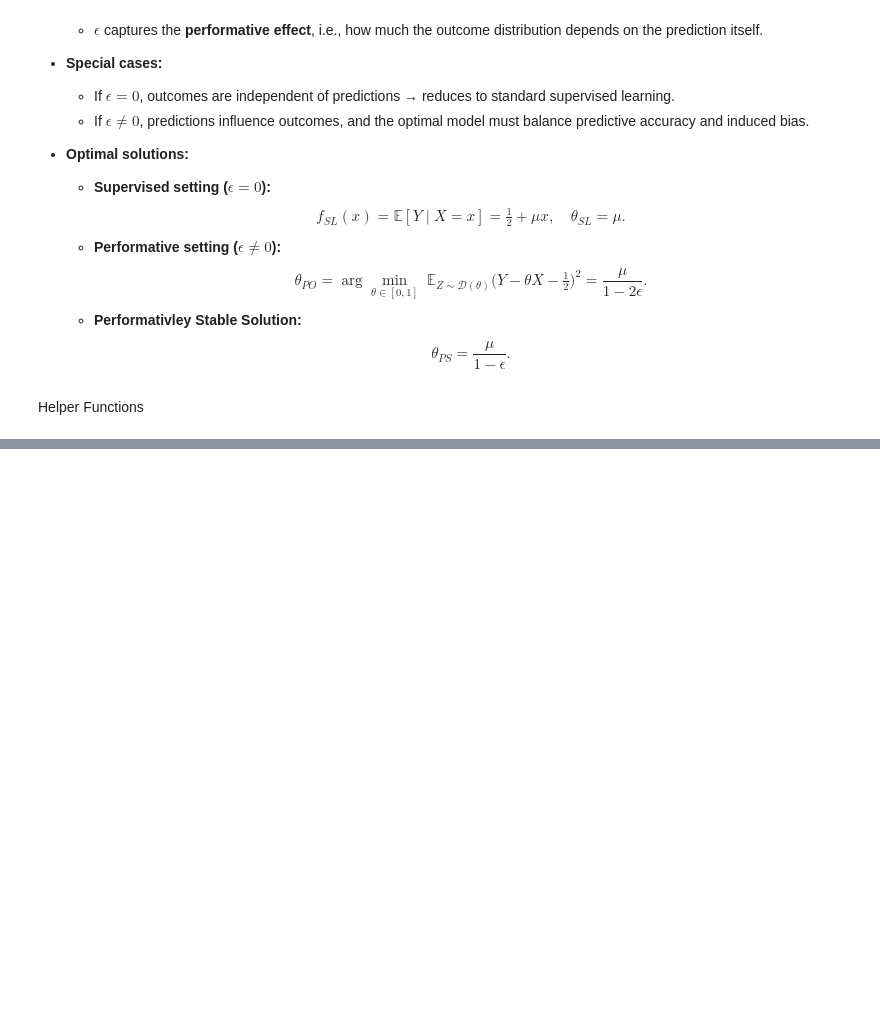
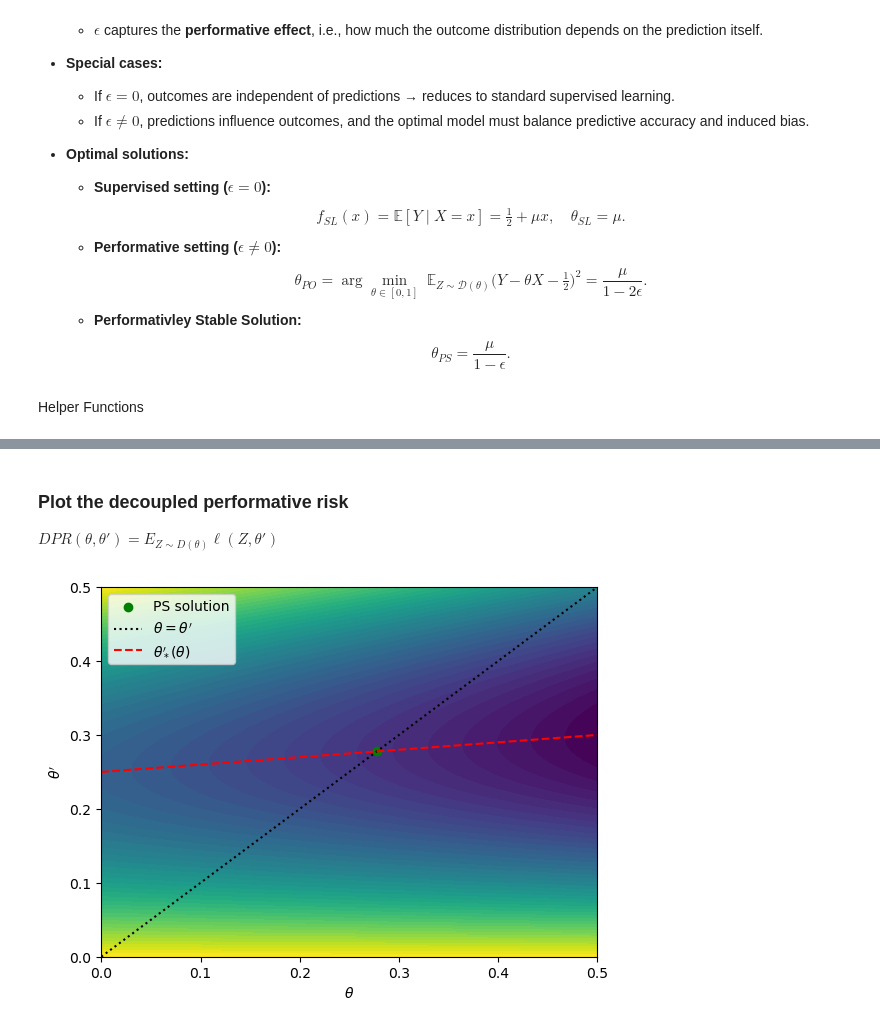
Before and after one commit to tetsnaga/poison-perf, a Jupyter notebook: biased_coin.ipynb, the cells around one changed output, grey strips where cells are left out. Saved outputs shown, nothing was run; the diff lists cells and outputs as text; code cells hidden in the pictures; blank space fills up the shorter version.

```diff
--- a/biased_coin.ipynb
+++ b/biased_coin.ipynb
@@ -47,3 +48,7 @@ def sample_data(n: int, x: int, theta: float, mu: float = 0.25, epsilon: float =
 
 def loss(x: int, y: np.ndarray, theta: float) -> float:
     return np.mean((y-theta*x - 1/2)**2)
+
+def DPR(theta, theta_p, x, epsilon, mu):
+    p = (1/2 + mu * x + epsilon*theta*x)
+    return p * (1-theta_p*x-1/2)**2 + (1-p) * (0-theta_p*x-1/2)**2
@@ -77,0 +85,32 @@ plt.legend()
+# %% [markdown]
+### Plot the decoupled performative risk
+$DPR(\theta, \theta') = E_{Z\sim D(\theta)}\ell(Z,\theta')$
+# %%
+mu = 0.25
+epsilon = 0.1
+x = np.random.choice([-1, 1])
+k = 1000
+
+losses = []
+theta_vals = np.linspace(0, 0.5, k)
+
+dpr = np.zeros((k,k))
+for i,j in product(range(k), range(k)):
+    theta = theta_vals[i]
+    theta_p = theta_vals[j]
+    dpr[j,i] = DPR(theta, theta_p, x, epsilon, mu)
+
+plt.contourf(theta_vals, theta_vals, dpr, 50)
+plt.scatter(mu/(1-epsilon), mu/(1-epsilon), color='g', label='PS solution')
+plt.plot([0,0.5], [0,0.5], color='k', linestyle=':', label=r"$\theta=\theta'$")
+
+x = np.linspace(0, 0.5, 100)
+theta_p_star = mu + epsilon*x
+plt.plot(x, theta_p_star, color='r', label=r"$\theta_*'(\theta)$", linestyle='--')
+
+plt.xlabel(r"$\theta$")
+plt.ylabel(r"$\theta'$")
+plt.legend()
+plt.show()
+# %% [output]
+[figure, added]
```
Also changed, not shown: parts of 3 cells of this notebook.
